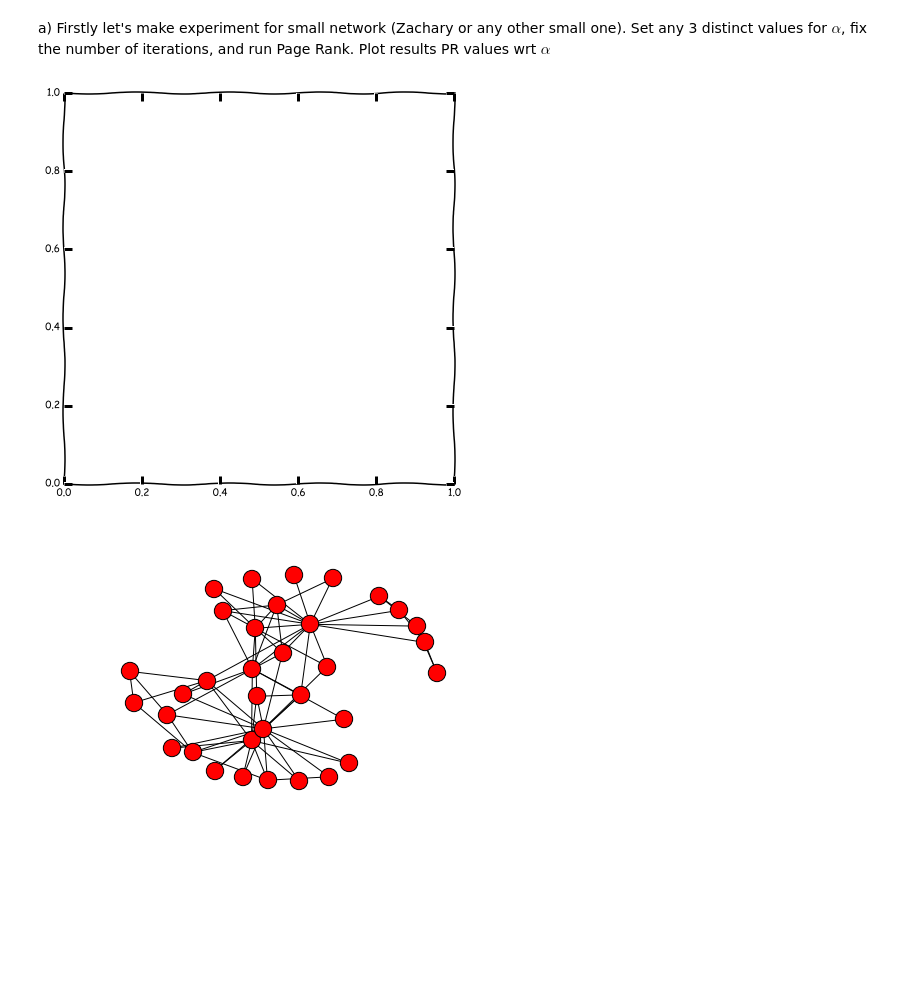
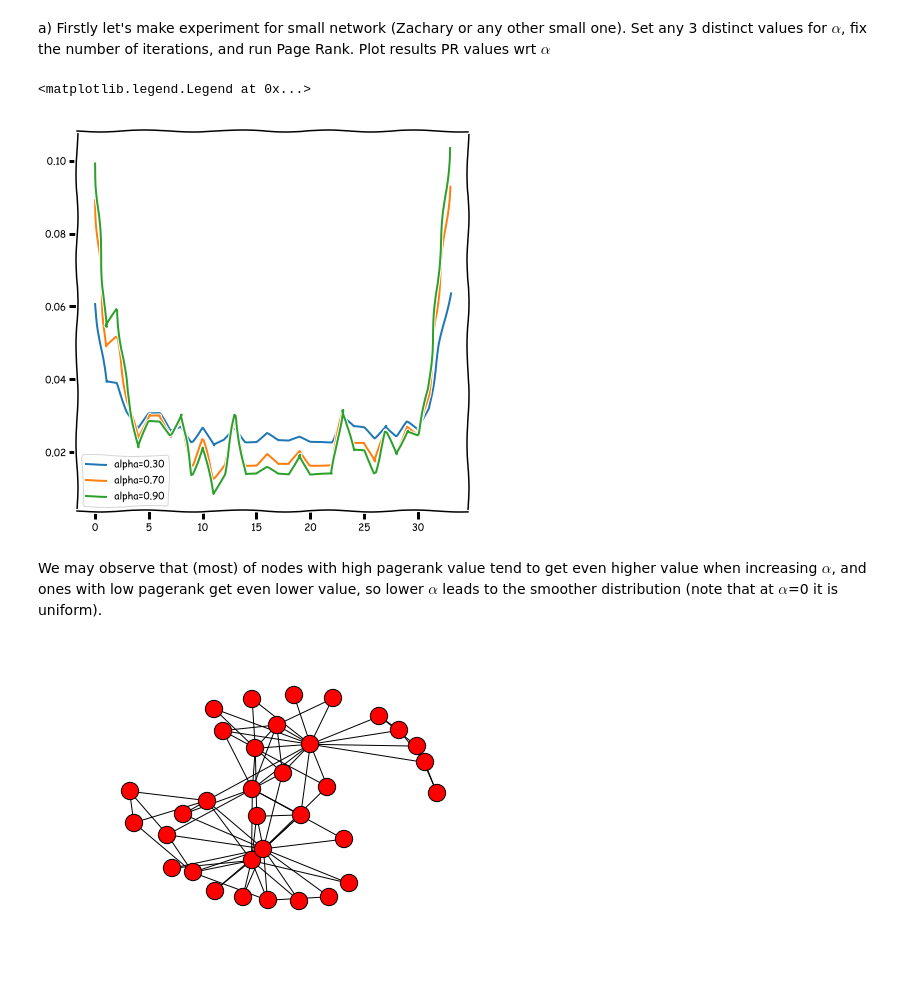
Before and after one commit to mdldml/hse-term2-network-science, a Jupyter notebook: Classes Module 3/03_4.1_pagerank_hits.ipynb, the cells around one changed output. Saved outputs shown, nothing was run; the diff lists cells and outputs as text; code cells hidden in the pictures; blank space fills up the shorter version.

```diff
--- a/Classes Module 3/03_4.1_pagerank_hits.ipynb
+++ b/Classes Module 3/03_4.1_pagerank_hits.ipynb
@@ -15,12 +15,19 @@ During with lab we will check the change of results of Page Rank and HITS algori
 a) Firstly let's make experiment for small network (Zachary or any other small one). Set any 3 distinct values for $\alpha$, fix the number of iterations, and run Page Rank. Plot results PR values wrt $\alpha$
 # %%
 G = nx.karate_club_graph()
-# Continue here
-# Explain the results
 fig = plt.figure(1, figsize=(7,7))
 ax = plt.subplot(111)
+
+for alpha in [0.3, 0.7, 0.9]:
+    results = nx.pagerank(G, alpha, max_iter=100)
+    ax.plot(results.keys(), results.values(), label='alpha=%.2f' % alpha)
+
+ax.legend()
 # %% [output]
+<matplotlib.legend.Legend at 0x...>
-[figure, old version]
+[figure, new version]
+# %% [markdown]
+We may observe that (most) of nodes with high pagerank value tend to get even higher value when increasing $\alpha$, and ones with low pagerank get even lower value, so lower $\alpha$ leads to the smoother distribution (note that at $\alpha$=0 it is uniform).
 # %%
 nx.draw(G)
 # %% [output]
```
Also changed, not shown: parts of 11 cells of this notebook.
